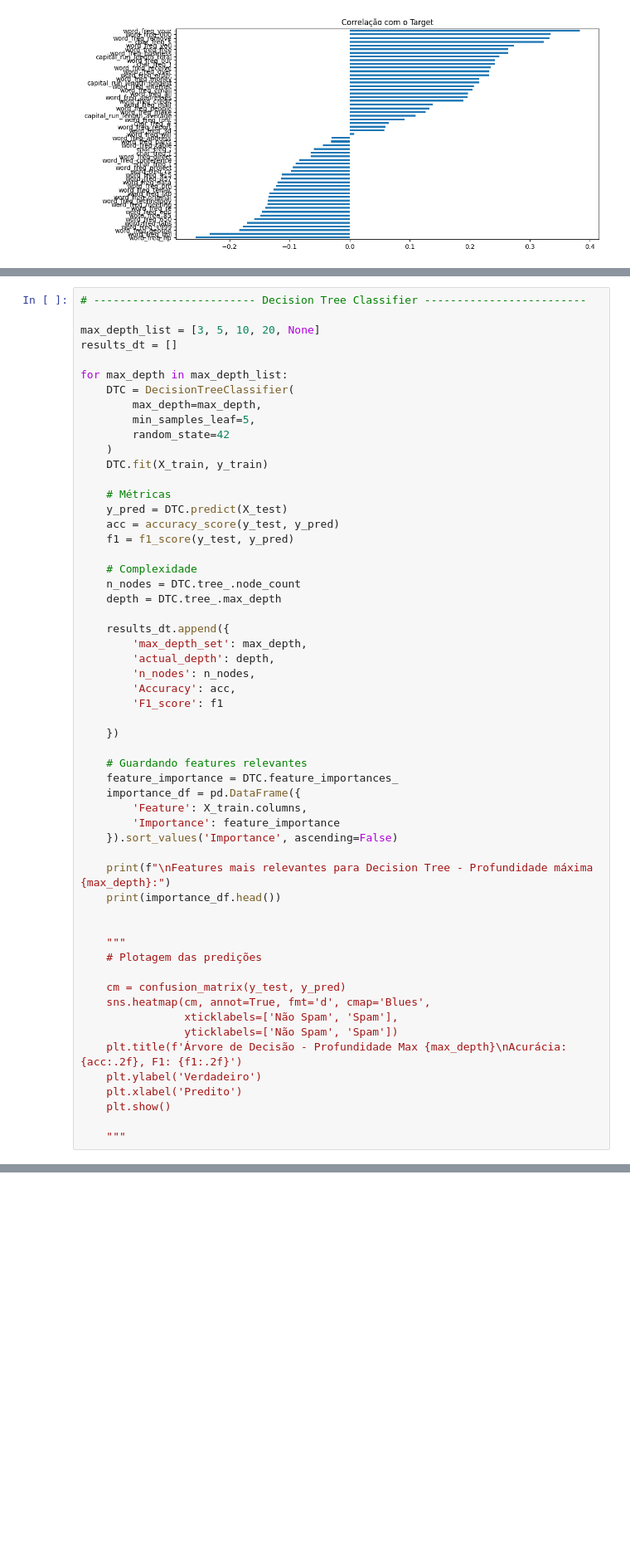
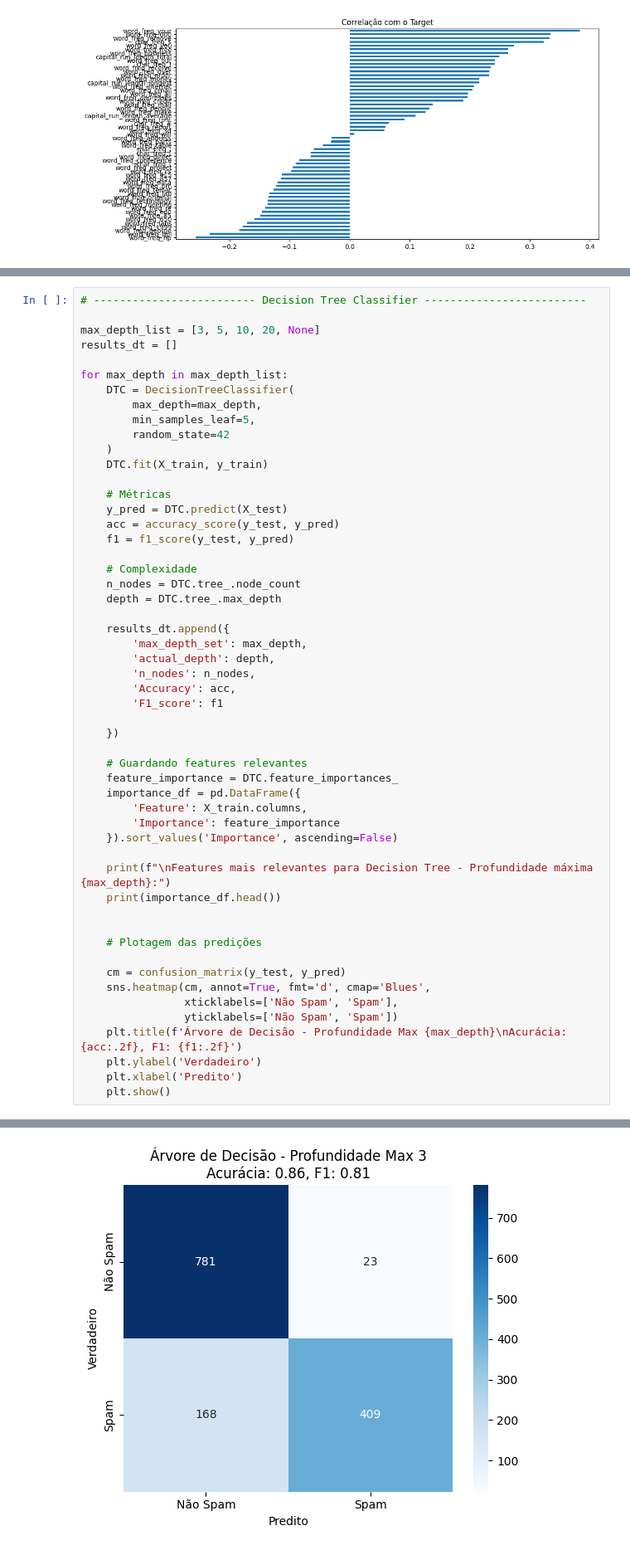
Before and after one commit to sakikout/Aprendizado-Multiobjetivo, a Jupyter notebook: spambase.ipynb, the cells around one changed output, grey strips where cells are left out. Shown at 83% size. Drawn from its saved outputs; the diff is of its cells as text; blank space fills up the shorter version.

```diff
--- a/spambase.ipynb
+++ b/spambase.ipynb
@@ -302,7 +329,6 @@ for max_depth in max_depth_list:
     print(importance_df.head())
 
 
-    """
     # Plotagem das predições
 
     cm = confusion_matrix(y_test, y_pred)
@@ -313,8 +339,6 @@ for max_depth in max_depth_list:
     plt.ylabel('Verdadeiro')
     plt.xlabel('Predito')
     plt.show()
-
-    """
 # %% [output]
 Features mais relevantes para Decision Tree - Profundidade máxima 3:
              Feature  Importance
@@ -335,0 +350 @@ Features mais relevantes para Decision Tree - Profundidade máxima 5:
+[figure, added]
```
Also changed, not shown: parts of 7 cells of this notebook.
